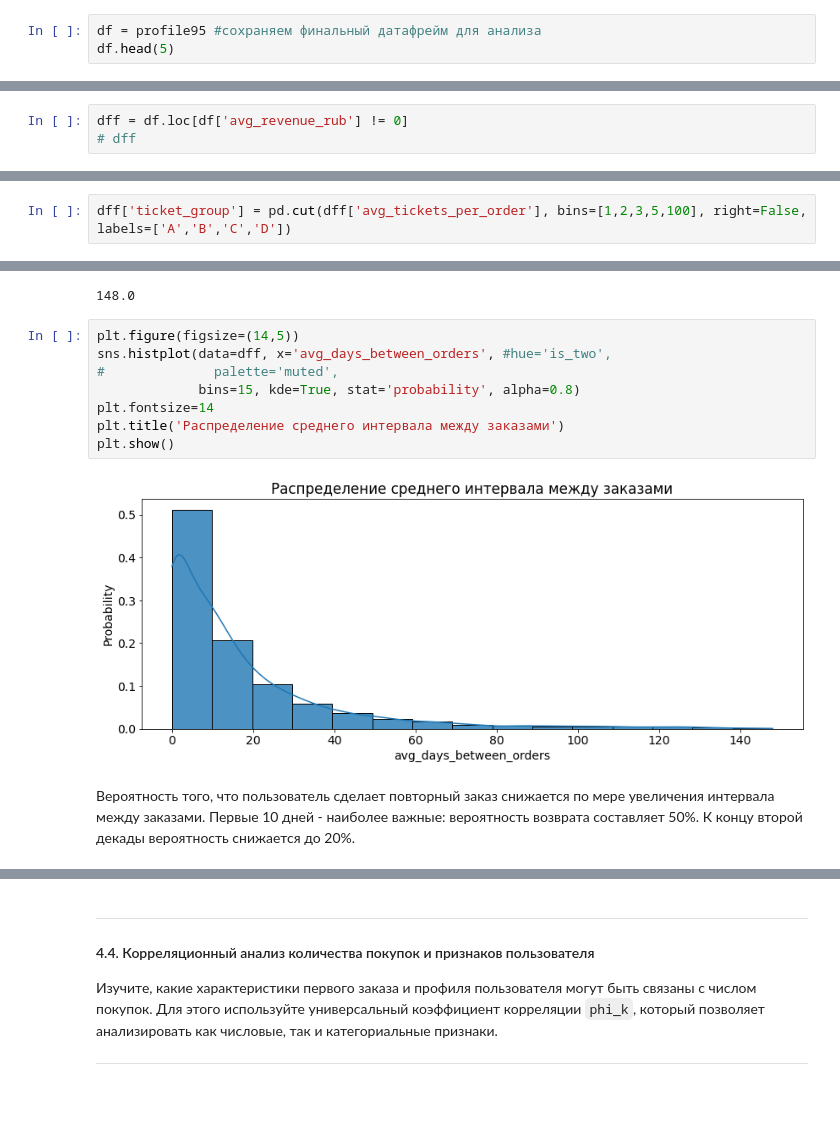
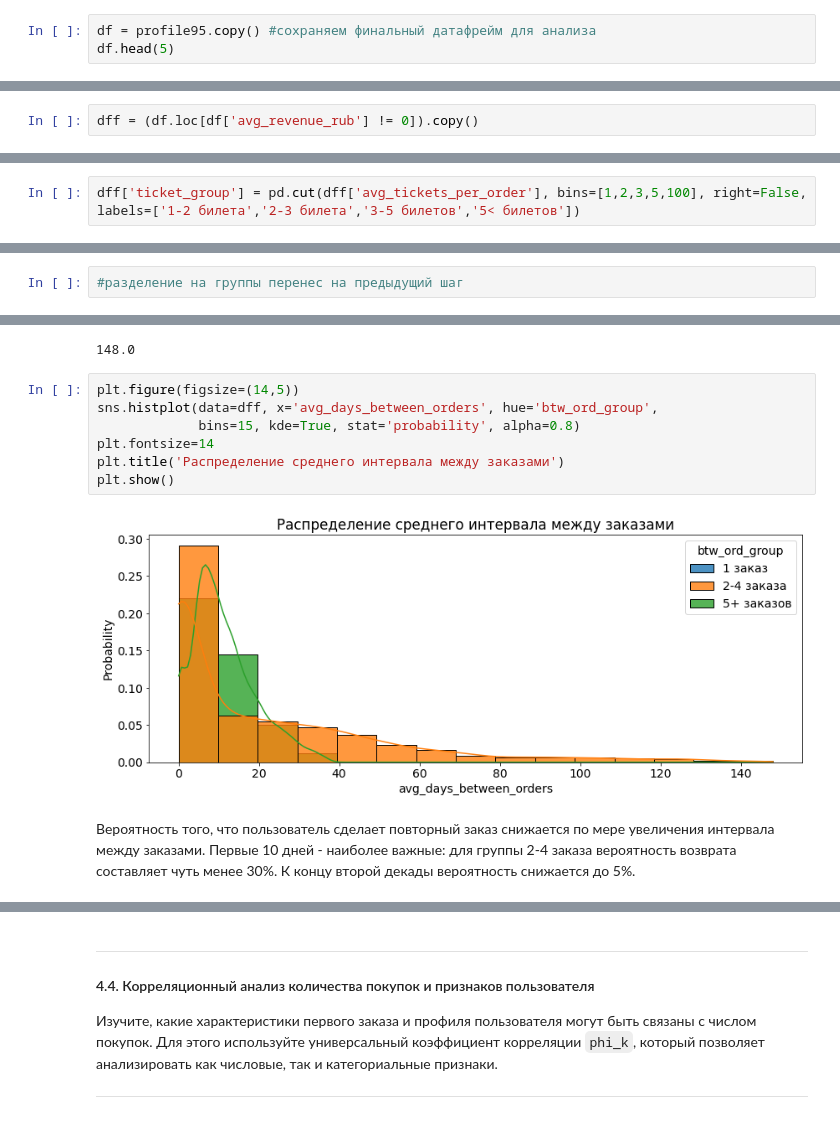
Before and after one commit to dimaxi1007/afisha, a Jupyter notebook: afisha.ipynb, the cells around one changed output, grey strips where cells are left out. Saved outputs shown, nothing was run; the diff lists cells and outputs as text.

```diff
--- a/afisha.ipynb
+++ b/afisha.ipynb
@@ -745,7 +932,7 @@ plt.show()
 # %% [markdown]
 После фильтрации выбросы по количеству заказов не пропадают полностью, но их количество существенно сокращается, и, как видно из гистограммы выше, в целом таких пользователей немного. Можно оставаить фильтрацию по 95% перцентилю. Доступных данных достаточно для анализа.
 # %%
-df = profile95 #сохраняем финальный датафрейм для анализа
+df = profile95.copy() #сохраняем финальный датафрейм для анализа
 df.head(5)
 # %% [output]
 |  | user_id | first_order_dt | last_order_dt | first_device | first_region | first_service | first_event_type | ... |
@@ -1163,8 +1486,7 @@ df_fe
 # %% [markdown]
 При расчете моды по признаку `is_two` были выявлены нулевые значения исходного поля `revenue` преимущественно у оператора Билеты без проблем. Нулевые цены будут искажать статистику при работе с показателями выручки. Исключим такие записи из датафрейма. Отрицательные выручки - возвраты - не велики и не многочисленны, можно их оставить.
 # %%
-dff = df.loc[df['avg_revenue_rub'] != 0]
-# dff
+dff = (df.loc[df['avg_revenue_rub'] != 0]).copy()
 # %%
 #определим стоимость билета и запишем ее в новое поле
 dff['avg_ticket_price']=dff['avg_revenue_rub']/dff['avg_tickets_per_order']
@@ -1367,6 +1657,8 @@ Name: avg_revenue_rub, dtype: float64
 dff['avg_tickets_per_order'].max()
 # %% [output]
 12.0
+# %%
+dff['ticket_group'] = pd.cut(dff['avg_tickets_per_order'], bins=[1,2,3,5,100], right=False, labels=['1-2 билета','2-3 билета','3-5 билетов','5< билетов'])
 # %%
 plt.figure(figsize=(14,5))
 sns.histplot(data=dff, x='avg_tickets_per_order', hue='is_two',
@@ -1392,4 +1701,4 @@ plt.show()
  - каждого сегмента общее число пользователей
  - долю пользователей, совершивших повторные заказы.
 # %%
-dff['ticket_group'] = pd.cut(dff['avg_tickets_per_order'], bins=[1,2,3,5,100], right=False, labels=['A','B','C','D'])
+#разделение на группы перенес на предыдущий шаг
@@ -1554,13 +1880,12 @@ dff['avg_days_between_orders'].max()
 148.0
 # %%
 plt.figure(figsize=(14,5))
-sns.histplot(data=dff, x='avg_days_between_orders', #hue='is_two',
-#              palette='muted',
+sns.histplot(data=dff, x='avg_days_between_orders', hue='btw_ord_group',
              bins=15, kde=True, stat='probability', alpha=0.8)
 plt.fontsize=14
 plt.title('Распределение среднего интервала между заказами')
 plt.show()
 # %% [output]
-[figure, old version]
+[figure, new version]
 # %% [markdown]
-Вероятность того, что пользователь сделает повторный заказ снижается по мере увеличения интервала между заказами. Первые 10 дней - наиболее важные: вероятность возврата составляет 50%. К концу второй декады вероятность снижается до 20%.
+Вероятность того, что пользователь сделает повторный заказ снижается по мере увеличения интервала между заказами. Первые 10 дней - наиболее важные: для группы 2-4 заказа вероятность возврата составляет чуть менее 30%. К концу второй декады вероятность снижается до 5%.
```
Also changed, not shown: parts of 125 cells of this notebook, 2 other files.
